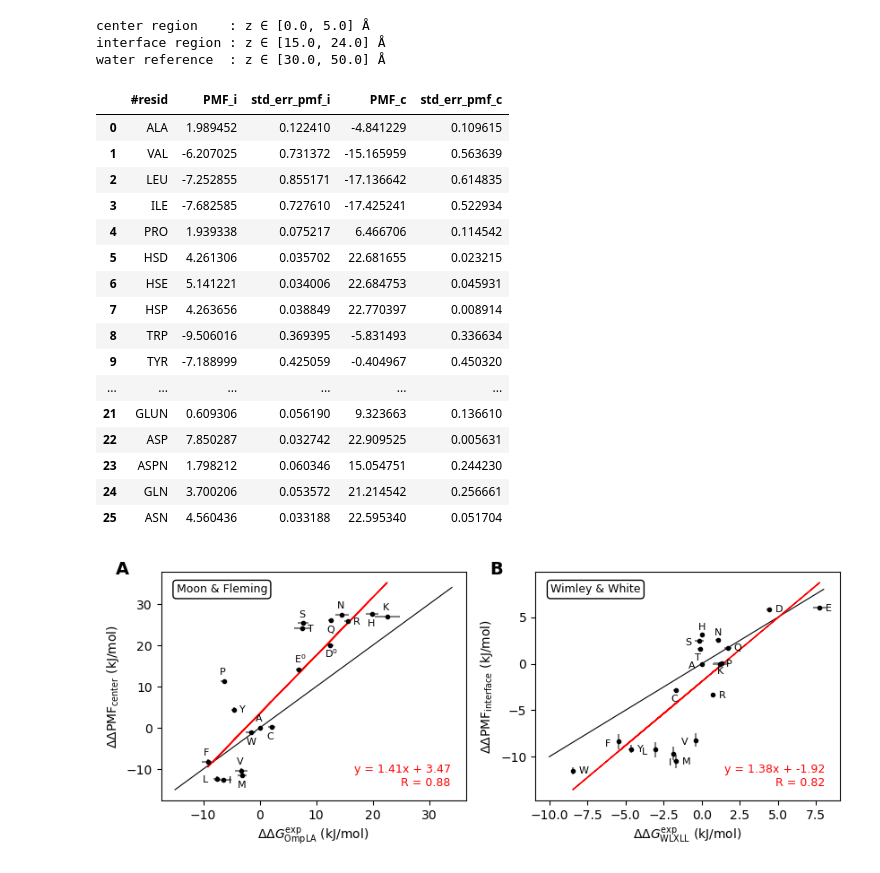
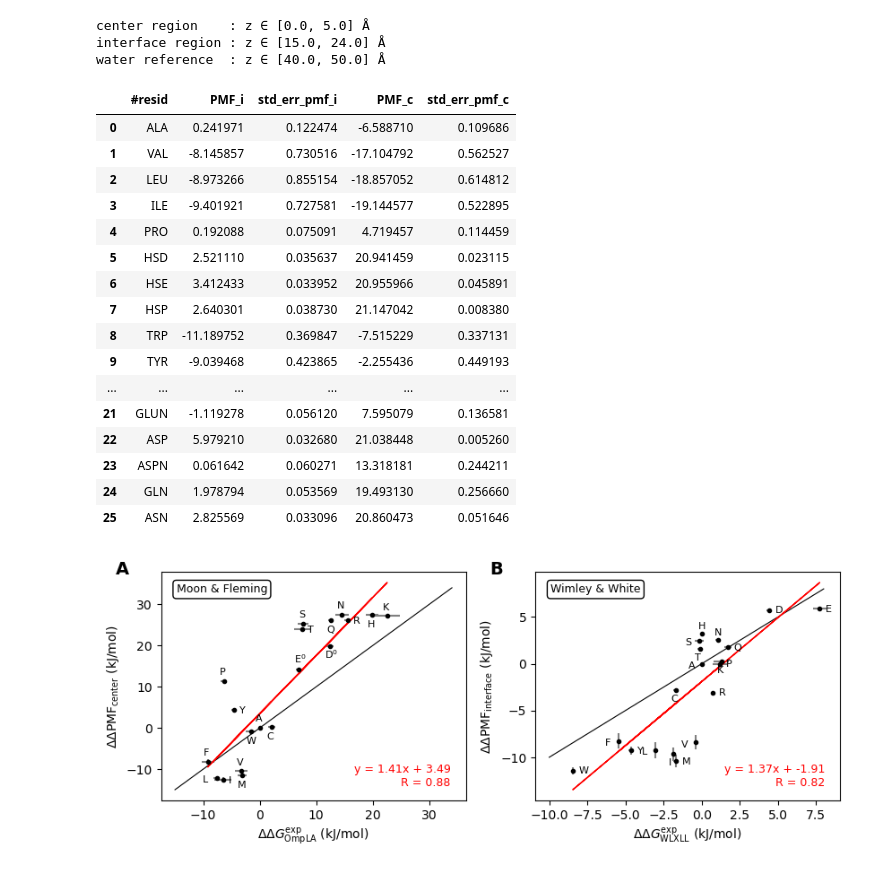
Before and after one commit to patricklague/Bories_and_Lague_2025, a Jupyter notebook: figures/scripts/FigureS10_plot.ipynb, the cells around one changed output. Saved outputs shown, nothing was run; the diff lists cells and outputs as text; code cells hidden in the pictures.

```diff
--- a/figures/scripts/FigureS10_plot.ipynb
+++ b/figures/scripts/FigureS10_plot.ipynb
@@ -108,7 +108,7 @@ kT = kB * T
 # z-windows (Å from bilayer center); adjust here if needed.
 center_region    = (0.0,  5.0)        # hydrophobic core
 interface_region = (15.0, 24.0)       # headgroup / interfacial region
-water_region     = (30.0, 50.0)       # bulk-water reference slab
+water_region     = (40.0, 50.0)       # bulk-water reference slab
 
 def regional_dG(z, pmf, se, region):
     """Return (ΔG, σ) for a z-window using −kT ln Σ exp(−PMF/kT).
@@ -130,50 +130,50 @@ df_pmf = pd.DataFrame(columns=['#resid', 'PMF_i', 'std_err_pmf_i',
 
 for i in range(len(aa_name)):
     acid = aa_name[i]
     temp = PMF_residue(acid)
     z   = temp['z'].to_numpy()
     pmf = temp['mean'].to_numpy()
     se  = temp['se'].to_numpy()
 
     dG_int, err_int = regional_dG(z, pmf, se, interface_region)
     dG_cen, err_cen = regional_dG(z, pmf, se, center_region)
     dG_wat, err_wat = regional_dG(z, pmf, se, water_region)
 
     # Reference to bulk water (C_water term).
     pmfi = dG_int - dG_wat
     stdi = np.sqrt(err_int**2 + err_wat**2)
     pmfc = dG_cen - dG_wat
     stdc = np.sqrt(err_cen**2 + err_wat**2)
 
     if i == 0:
         print(f'center region    : z ∈ [{center_region[0]}, {center_region[1]}] Å')
         print(f'interface region : z ∈ [{interface_region[0]}, {interface_region[1]}] Å')
         print(f'water reference  : z ∈ [{water_region[0]}, {water_region[1]}] Å')
 
     df_pmf.loc[len(df_pmf.index)] = [aa_symbol[i], pmfi, stdi, pmfc, stdc]
 
 display(df_pmf)
 # %% [output]
 center region    : z ∈ [0.0, 5.0] Å
 interface region : z ∈ [15.0, 24.0] Å
-water reference  : z ∈ [30.0, 50.0] Å
+water reference  : z ∈ [40.0, 50.0] Å
 |  | #resid | PMF_i | std_err_pmf_i | PMF_c | std_err_pmf_c |
-| 0 | ALA | 1.989452 | 0.122410 | -4.841229 | 0.109615 |
-| 1 | VAL | -6.207025 | 0.731372 | -15.165959 | 0.563639 |
-| 2 | LEU | -7.252855 | 0.855171 | -17.136642 | 0.614835 |
-| 3 | ILE | -7.682585 | 0.727610 | -17.425241 | 0.522934 |
-| 4 | PRO | 1.939338 | 0.075217 | 6.466706 | 0.114542 |
-| 5 | HSD | 4.261306 | 0.035702 | 22.681655 | 0.023215 |
-| 6 | HSE | 5.141221 | 0.034006 | 22.684753 | 0.045931 |
-| 7 | HSP | 4.263656 | 0.038849 | 22.770397 | 0.008914 |
-| 8 | TRP | -9.506016 | 0.369395 | -5.831493 | 0.336634 |
-| 9 | TYR | -7.188999 | 0.425059 | -0.404967 | 0.450320 |
+| 0 | ALA | 0.241971 | 0.122474 | -6.588710 | 0.109686 |
+| 1 | VAL | -8.145857 | 0.730516 | -17.104792 | 0.562527 |
+| 2 | LEU | -8.973266 | 0.855154 | -18.857052 | 0.614812 |
+| 3 | ILE | -9.401921 | 0.727581 | -19.144577 | 0.522895 |
+| 4 | PRO | 0.192088 | 0.075091 | 4.719457 | 0.114459 |
+| 5 | HSD | 2.521110 | 0.035637 | 20.941459 | 0.023115 |
+| 6 | HSE | 3.412433 | 0.033952 | 20.955966 | 0.045891 |
+| 7 | HSP | 2.640301 | 0.038730 | 21.147042 | 0.008380 |
+| 8 | TRP | -11.189752 | 0.369847 | -7.515229 | 0.337131 |
+| 9 | TYR | -9.039468 | 0.423865 | -2.255436 | 0.449193 |
 | ... | ... | ... | ... | ... | ... |
-| 21 | GLUN | 0.609306 | 0.056190 | 9.323663 | 0.136610 |
-| 22 | ASP | 7.850287 | 0.032742 | 22.909525 | 0.005631 |
-| 23 | ASPN | 1.798212 | 0.060346 | 15.054751 | 0.244230 |
-| 24 | GLN | 3.700206 | 0.053572 | 21.214542 | 0.256661 |
-| 25 | ASN | 4.560436 | 0.033188 | 22.595340 | 0.051704 |
+| 21 | GLUN | -1.119278 | 0.056120 | 7.595079 | 0.136581 |
+| 22 | ASP | 5.979210 | 0.032680 | 21.038448 | 0.005260 |
+| 23 | ASPN | 0.061642 | 0.060271 | 13.318181 | 0.244211 |
+| 24 | GLN | 1.978794 | 0.053569 | 19.493130 | 0.256660 |
+| 25 | ASN | 2.825569 | 0.033096 | 20.860473 | 0.051646 |
 # %%
 import matplotlib.pyplot as plt
 import numpy as np
```
Also changed, not shown: 2 other files.
